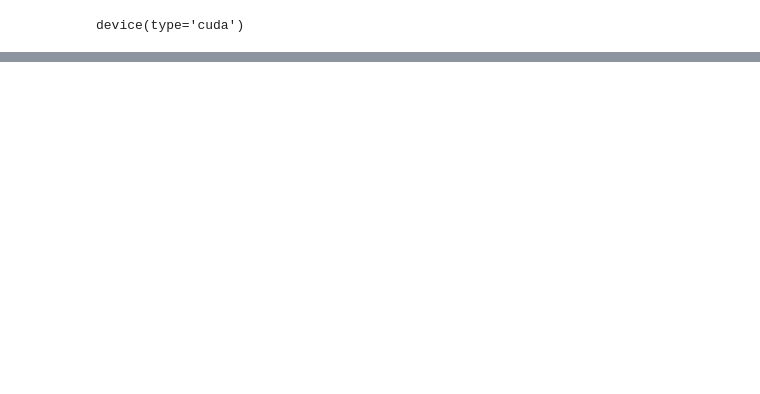
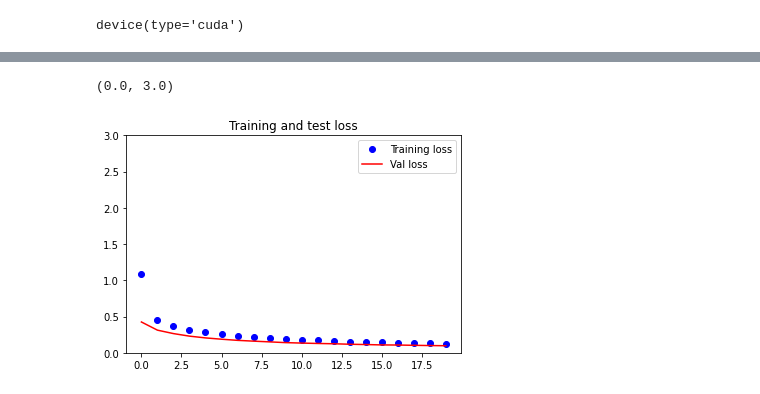
Before and after one commit to josegemez/pytorch_mnist, a Jupyter notebook: mnist.ipynb, the cells around one changed output, grey strips where cells are left out. Drawn from its saved outputs; the diff is of its cells as text; code cells hidden in the pictures; blank space fills up the shorter version.

```diff
--- a/mnist.ipynb
+++ b/mnist.ipynb
@@ -65,7 +65,7 @@ Ya tenemos los datos preparados, ahora vamos a crear la red
 # %%
 learning_rate   =   0.01
 momentum   =   0.5
-n_epochs = 3
+n_epochs = 20
 # %%
 import torch.nn as nn
 import torch.nn.functional as F
@@ -136,34 +138 @@ Net(
 )
-# %%
-train_loss = []
-test_loss = []
-train_acc = []
-test_acc = []
-# %%
-for epoch in range(n_epochs):
-  epoch_train_loss = []
-  epoch_train_acc = []
-  epoch_test_loss = []
-  epoch_test_acc = []
-  running_loss = 0.
-  model.train() #modelo en modo entranamiento
-  for i, datum in enumerate(train_loader):
-    data, target = datum
-    data, target = data.to(device=device, non_blocking=True), target.to(device=device, non_blocking=True).long() #se pasan lo datos y las etiquetas al "device"
-    optimizer.zero_grad() #se inicializan los gradientes
-    output = model(data) #se realiza la predicción propagación haciea adelante
-    loss = F.nll_loss(output, target) #se calcula la funcion de perdida entre los valores predichos (output) y los valores reales (target)
-    pred = output.data.max(1, keepdim=True)[1] #valores predichos
-    correct = pred.eq(target.data.view_as(pred)).sum()
-    accuracy = correct.item()/batch_size_train
-    epoch_train_acc.append(accuracy)
-    epoch_train_loss.append(loss.cpu().item()) #se guardan el valor de la perdida
-    loss.backward() #se realiza la retropropagación
-    optimizer.step() #se realiza un paso adelante con el learning rate y el gradiente calculado
-    running_loss += loss.item()
-    if i % 100 == 99:
-            last_loss = running_loss / 100 # loss per batch
-            print('  batch {} loss: {}'.format(i + 1, last_loss))
-            tb_x = n_epochs * len(train_loader) + i + 1
-            #tb_writer.add_scalar('Loss/train', last_loss, tb_x)
-            running_loss = 0.
@@ -335,5 +294,5 @@ def train(model, optimizer, loss_fn, train_dl, val_dl, epochs=20, device='cuda')
 
     return history
 # %%
-train(model,optimizer,criterion, train_loader, test_loader, n_epochs, 'cuda')
+history = train(model,optimizer,criterion, train_loader, test_loader, n_epochs, 'cuda')
 # %% [output]
@@ -385,0 +318,11 @@ plot_accuracies(train_acc, test_acc, save_to_file=None)
+# %%
+fig = plt.figure()
+epochs = len(train_loss)
+plt.plot(range(len(history['loss'])), history['loss'], 'bo', label='Training loss')
+plt.plot(range(len(history['val_loss'])), history['val_loss'], c="red",label='Val loss')
+plt.title('Training and test loss')
+plt.legend()
+plt.ylim([0, 3])
+# %% [output]
+(0.0, 3.0)
+[figure, added]
```
Also changed, not shown: parts of 19 cells of this notebook.
